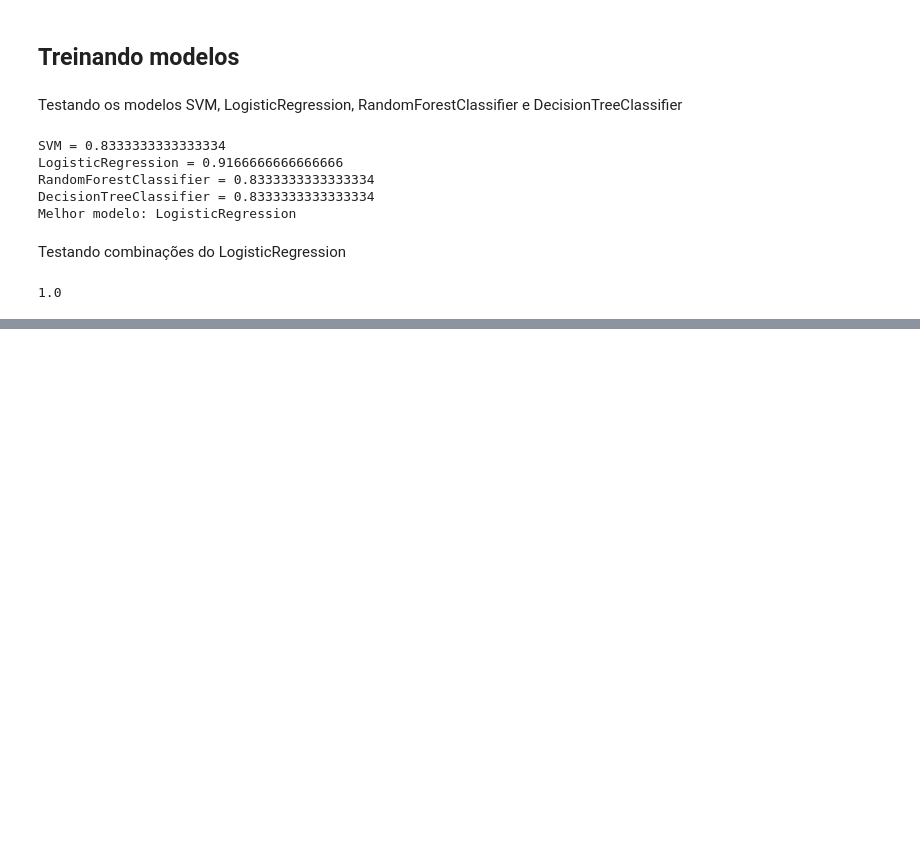
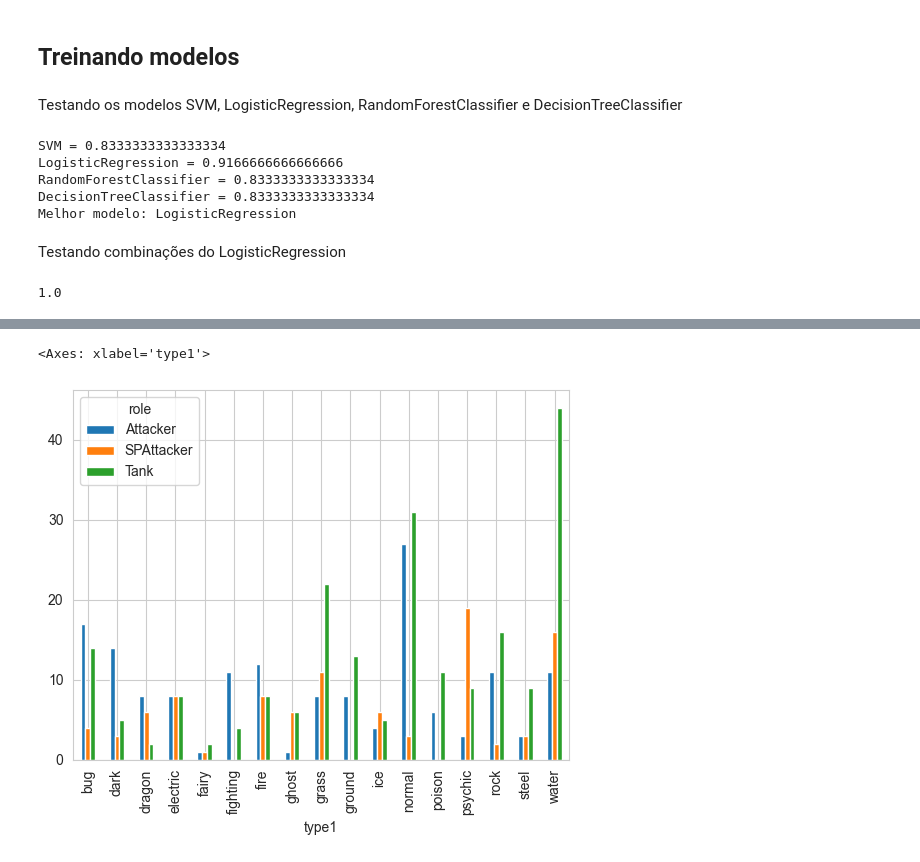
Before and after one commit to arthur-mts/mineracao-dados, a Jupyter notebook: projeto/battle_caracteristic_classifier.ipynb, the cells around one changed output, grey strips where cells are left out. Drawn from its saved outputs; the diff is of its cells as text; code cells hidden in the pictures; blank space fills up the shorter version.

Commit message:
progredindo no type classifier

```diff
--- a/projeto/battle_caracteristic_classifier.ipynb
+++ b/projeto/battle_caracteristic_classifier.ipynb
@@ -155,0 +168,5 @@ plt.show()
+# %%
+pd.crosstab(pokedex_df_filtered_with_predict['type1'],pokedex_df_filtered_with_predict['role']).plot.bar()
+# %% [output]
+<Axes: xlabel='type1'>
+[figure, added]
```
Also changed, not shown: parts of 7 cells of this notebook, 2 other files.
